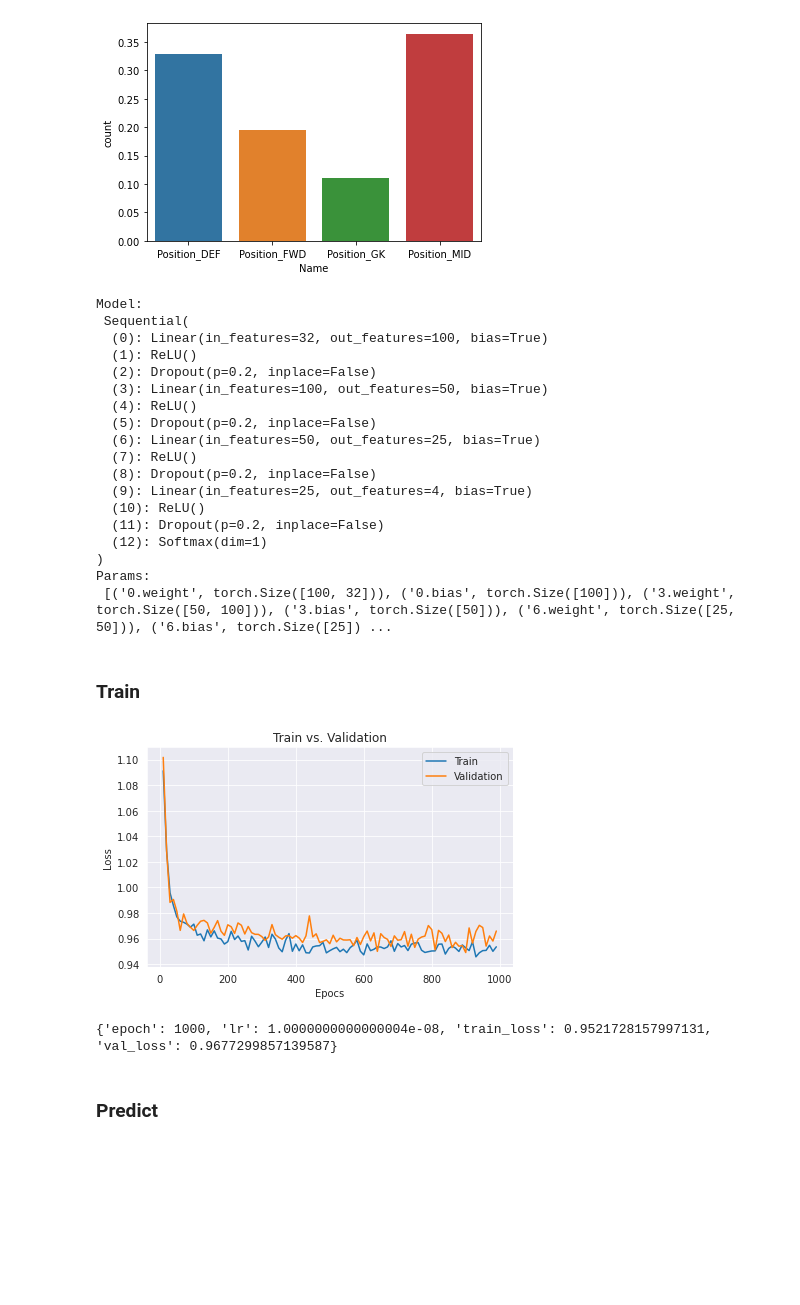
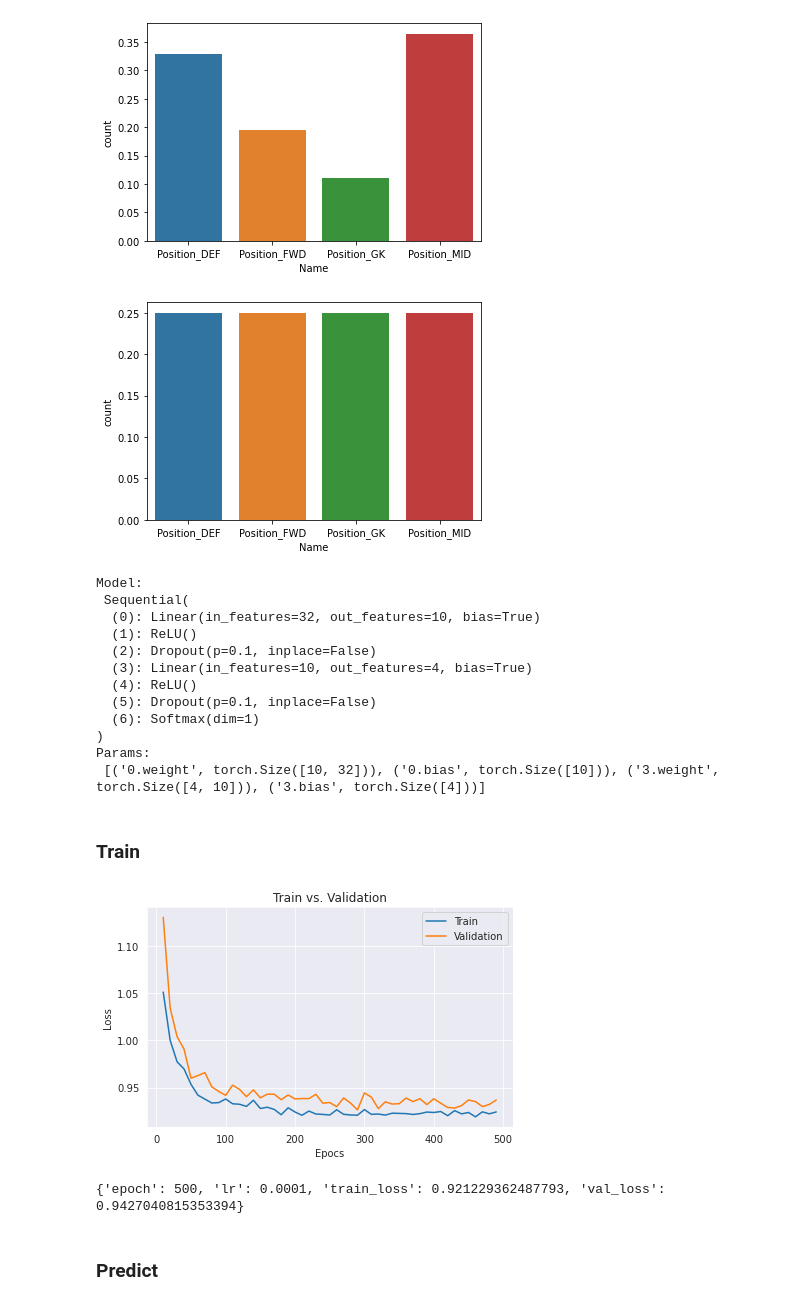
Before and after one commit to adrianmarino/datitos, a Jupyter notebook: tp2/tp2.ipynb, the cells around one changed output. Cells and saved outputs as stored; diff of their text form; code cells hidden in the pictures; blank space fills up the shorter version.

```diff
--- a/tp2/tp2.ipynb
+++ b/tp2/tp2.ipynb
@@ -86,6 +88,14 @@ plot_array_clases_count(y_train)
 plot_array_clases_count(y_val)
 # %% [output]
 [figure]
+# %%
+sampler = OverUnderSampler()
+
+X_train_bal, y_train_bal = sampler.perform(X_train, y_train)
+# %%
+plot_array_clases_count(y_train_bal)
+# %% [output]
+[figure, added]
 # %%
 class MyModel(CommonModel):
     def __init__(self, n_units, lr=0.001, dropout=0.2):
@@ -93,47 +103,41 @@ class MyModel(CommonModel):
         super().__init__(model, softmax_cross_entropy_fn, Adam(model.parameters(), lr=lr), softmax_pred_out)
 # %%
 model = MyModel(
-    n_units = [X_train.shape[1], 100, 50, 25, y_train.shape[1]],
-    lr      = 0.001,
-    dropout = 0.2
+    n_units = [X_train.shape[1], 10, y_train.shape[1]],
+    lr      = 0.01,
+    dropout = 0.1
 ).info()
 # %% [output]
 Model:
  Sequential(
-  (0): Linear(in_features=32, out_features=100, bias=True)
+  (0): Linear(in_features=32, out_features=10, bias=True)
   (1): ReLU()
-  (2): Dropout(p=0.2, inplace=False)
-  (3): Linear(in_features=100, out_features=50, bias=True)
+  (2): Dropout(p=0.1, inplace=False)
+  (3): Linear(in_features=10, out_features=4, bias=True)
   (4): ReLU()
-  (5): Dropout(p=0.2, inplace=False)
-  (6): Linear(in_features=50, out_features=25, bias=True)
-  (7): ReLU()
-  (8): Dropout(p=0.2, inplace=False)
-  (9): Linear(in_features=25, out_features=4, bias=True)
-  (10): ReLU()
-  (11): Dropout(p=0.2, inplace=False)
-  (12): Softmax(dim=1)
+  (5): Dropout(p=0.1, inplace=False)
+  (6): Softmax(dim=1)
 )
 Params:
- [('0.weight', torch.Size([100, 32])), ('0.bias', torch.Size([100])), ('3.weight', torch.Size([50, 100])), ('3.bias', torch.Size([50])), ('6.weight', torch.Size([25, 50])), ('6.bias', torch.Size([25]) ...
+ [('0.weight', torch.Size([10, 32])), ('0.bias', torch.Size([10])), ('3.weight', torch.Size([4, 10])), ('3.bias', torch.Size([4]))]
 # %% [markdown]
 ### Train
 # %%
 model.fit(
-    train_set    = (X_train, y_train),
+    train_set    = (X_train_bal, y_train_bal),
     val_set      = (X_val, y_val),
     batch_size   = 4096,
-    epochs       = 1000,
+    epochs       = 500,
     callback_set = CallbackSet([
         TrainValLossComputer(),
         PlotLosses(),
         Logger(metrics=['epoch', 'train_loss', 'val_loss', 'lr']),
         ReduceLROnPlateau(patience=100)
     ])
 )
 # %% [output]
-[figure, old version]
+[figure, new version]
-{'epoch': 1000, 'lr': 1.0000000000000004e-08, 'train_loss': 0.9521728157997131, 'val_loss': 0.9677299857139587}
+{'epoch': 500, 'lr': 0.0001, 'train_loss': 0.921229362487793, 'val_loss': 0.9427040815353394}
 # %% [markdown]
 ### Predict
 # %%
```
Also changed, not shown: parts of 2 cells of this notebook, 3 other files.
